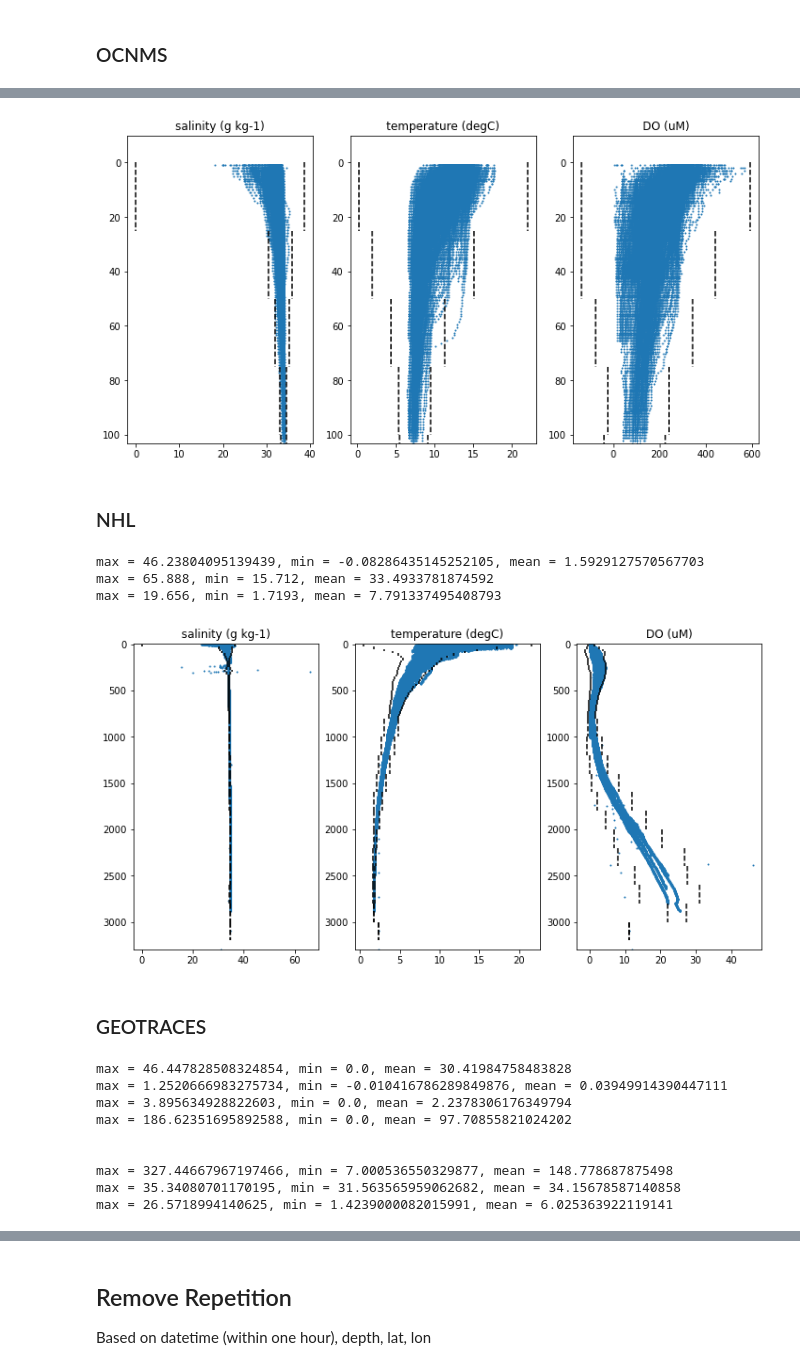
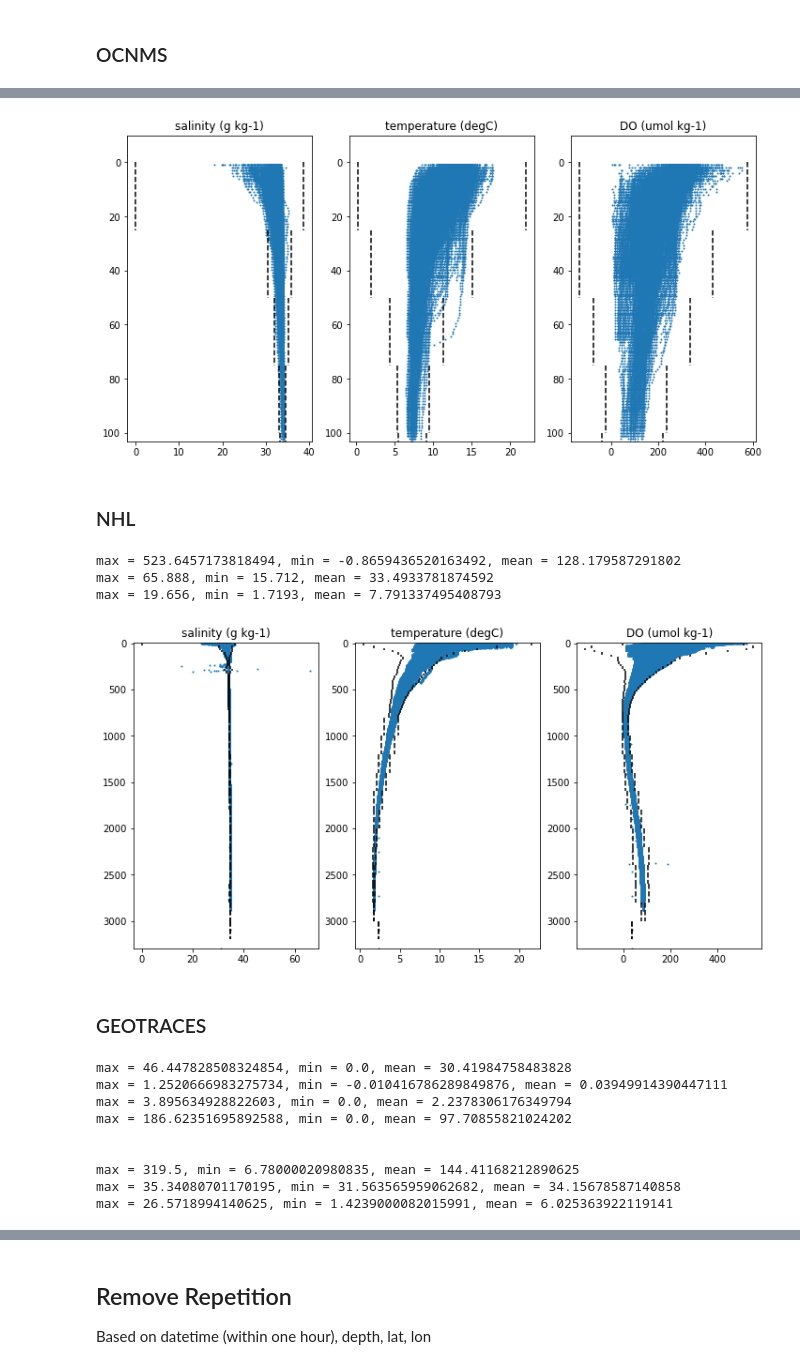
Before and after one commit to UBC-MOAD/analysis-becca, a Jupyter notebook: LiveOcean/tracers/myobs.ipynb, the cells around one changed output, grey strips where cells are left out. Saved outputs shown, nothing was run; the diff lists cells and outputs as text; code cells hidden in the pictures.

```diff
--- a/LiveOcean/tracers/myobs.ipynb
+++ b/LiveOcean/tracers/myobs.ipynb
@@ -884,7 +910,7 @@ for i in range(len(test)):
     temp[test[i]] = qaqc_trim(temp, test[i])
 # %%
 # lets see if there are any clear anomalies
-test = ['temperature (degC)', 'salinity (g kg-1)', 'DO (uM)']
+test = ['temperature (degC)', 'salinity (g kg-1)', 'DO (umol kg-1)']
 fig, ax = plt.subplots(1,len(test), figsize = (len(test)*4, 6))
 
 for i in range(len(test)):
@@ -946,7 +972,7 @@ temp['pressure (dbar)'] = ocnms['z']
 temp['depth (m)'] = ocnms['z']
 temp['temperature (degC)'] = ocnms['T']
 temp['salinity (g kg-1)'] = ocnms['SA']
-temp['DO (uM)'] = ocnms['DO (uM)']
+temp['DO (umol kg-1)'] = oxygen_uM_to_umolkg(ocnms['DO (uM)'],temp['temperature (degC)'], temp['salinity (g kg-1)'], temp['pressure (dbar)'])
 
 temp['source'] ="OCNMS"
 
@@ -962,13 +988,13 @@ max = 35.25347736508091, min = 18.098472601032462, mean = 32.8403537642303
 max = 17.7995964531052, min = 6.471335431385989, mean = 9.727172440443097
 # %%
 # lets see if there are any clear anomalies
-test = ['salinity (g kg-1)', 'temperature (degC)', 'DO (uM)']
+test = ['salinity (g kg-1)', 'temperature (degC)', 'DO (umol kg-1)']
 fig, ax = plt.subplots(1,len(test), figsize = (len(test)*4, 6))
 
 for i in range(len(test)):
     qaqc_plot(temp, test[i], ax[i])
 # %% [output]
-[figure, old version]
+[figure, new version]
 # %%
 # trim based on standard deviation
 for i in range(len(test)):
@@ -1002,7 +1028,7 @@ nhl.replace(-9999, np.nan, inplace=True)
 nhl.head()
 
 # convert to correct units
-nhl['DO'] = oxygen_mlL_to_uM(nhl['DO (ml/L)'], nhl['temperature (degC)'], nhl.salinity, nhl['pressure (dbar)'])
+nhl['DO'] = oxygen_mlL_to_umolkg(nhl['DO (ml/L)'], nhl['temperature (degC)'], nhl.salinity, nhl['pressure (dbar)'])
 
 
 # add to the dataframe
@@ -1015,28 +1041,28 @@ temp['pressure (dbar)'] = nhl['pressure (dbar)']
 temp['depth (m)'] = nhl['pressure (dbar)']
 temp['temperature (degC)'] = nhl['temperature (degC)']
 temp['salinity (g kg-1)'] = nhl['salinity']
-temp['DO (uM)'] = nhl['DO']
+temp['DO (umol kg-1)'] = nhl['DO']
 
 temp['source'] ="NHL"
 
 # ob = pd.concat([ob, temp])
 # %%
-print('max = %s, min = %s, mean = %s' % (np.max(temp['DO (uM)']),np.min(temp['DO (uM)']),np.mean(temp['DO (uM)'])))
+print('max = %s, min = %s, mean = %s' % (np.max(temp['DO (umol kg-1)']),np.min(temp['DO (umol kg-1)']),np.mean(temp['DO (umol kg-1)'])))
 print('max = %s, min = %s, mean = %s' % (np.max(temp['salinity (g kg-1)']),np.min(temp['salinity (g kg-1)']),np.mean(temp['salinity (g kg-1)'])))
 print('max = %s, min = %s, mean = %s' % (np.max(temp['temperature (degC)']),np.min(temp['temperature (degC)']),np.mean(temp['temperature (degC)'])))
 # %% [output]
-max = 46.23804095139439, min = -0.08286435145252105, mean = 1.5929127570567703
+max = 523.6457173818494, min = -0.8659436520163492, mean = 128.179587291802
 max = 65.888, min = 15.712, mean = 33.4933781874592
 max = 19.656, min = 1.7193, mean = 7.791337495408793
 # %%
 # lets see if there are any clear anomalies
-test = ['salinity (g kg-1)', 'temperature (degC)', 'DO (uM)']
+test = ['salinity (g kg-1)', 'temperature (degC)', 'DO (umol kg-1)']
 fig, ax = plt.subplots(1,len(test), figsize = (len(test)*4, 6))
 
 for i in range(len(test)):
     qaqc_plot(temp, test[i], ax[i])
 # %% [output]
-[figure, old version]
+[figure, new version]
 # %%
 # trim based on standard deviation
 for i in range(len(test)):
@@ -1084,7 +1110,7 @@ print('max = %s, min = %s, mean = %s' % (np.max(temp['NO2 (uM)']),np.min(temp['N
 print('max = %s, min = %s, mean = %s' % (np.max(temp['PO4 (uM)']),np.min(temp['PO4 (uM)']),np.mean(temp['PO4 (uM)'])))
 print('max = %s, min = %s, mean = %s' % (np.max(temp['SiO4 (uM)']),np.min(temp['SiO4 (uM)']),np.mean(temp['SiO4 (uM)'])))
 print('\n')
-print('max = %s, min = %s, mean = %s' % (np.max(temp['DO (uM)']),np.min(temp['DO (uM)']),np.mean(temp['DO (uM)'])))
+print('max = %s, min = %s, mean = %s' % (np.max(temp['DO (umol kg-1)']),np.min(temp['DO (umol kg-1)']),np.mean(temp['DO (umol kg-1)'])))
 print('max = %s, min = %s, mean = %s' % (np.max(temp['salinity (g kg-1)']),np.min(temp['salinity (g kg-1)']),np.mean(temp['salinity (g kg-1)'])))
 print('max = %s, min = %s, mean = %s' % (np.max(temp['temperature (degC)']),np.min(temp['temperature (degC)']),np.mean(temp['temperature (degC)'])))
 # %% [output]
@@ -1094,7 +1120,7 @@ max = 3.895634928822603, min = 0.0, mean = 2.2378306176349794
 max = 186.62351695892588, min = 0.0, mean = 97.70855821024202
 
 
-max = 327.44667967197466, min = 7.000536550329877, mean = 148.778687875498
+max = 319.5, min = 6.78000020980835, mean = 144.41168212890625
 max = 35.34080701170195, min = 31.563565959062682, mean = 34.15678587140858
 max = 26.5718994140625, min = 1.4239000082015991, mean = 6.025363922119141
 # %%
```
Also changed, not shown: parts of 36 cells of this notebook.
